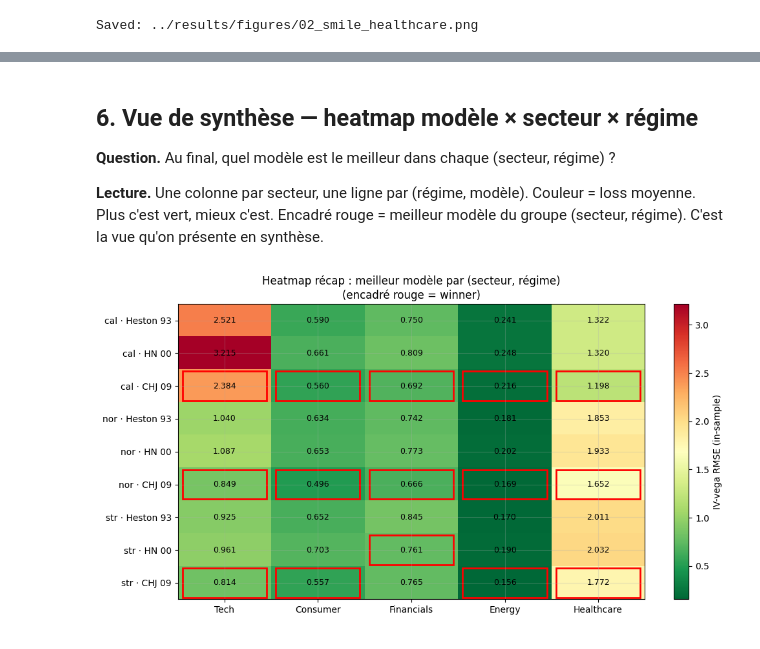
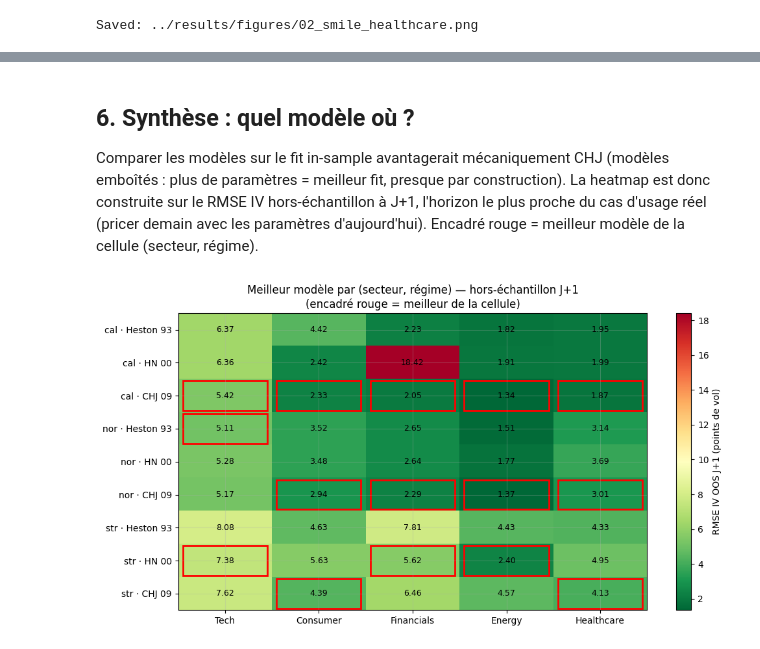
Before and after one commit to theomonredon/option_pricing_comparison_Heston93_HN00_CHJ09, a Jupyter notebook: notebooks/analysis.ipynb, the cells around one changed output, grey strips where cells are left out. Cells and saved outputs as stored; diff of their text form; code cells hidden in the pictures.

```diff
--- a/notebooks/analysis.ipynb
+++ b/notebooks/analysis.ipynb
@@ -374,13 +384,13 @@ for i, regime in enumerate(regimes):
             msub = sub[sub.model == m]
             if msub.empty:
                 continue
-            y_vals = [msub['in_sample_iv_vega_rmse'].mean()]
-            y_err  = [msub['in_sample_iv_vega_rmse'].sem()]
+            y_vals = [msub['in_sample_rmse_iv'].mean() * 100]
+            y_err  = [msub['in_sample_rmse_iv'].sem() * 100]
             for h in HORIZONS:
-                col = f'oos_iv_vega_rmse_J{h}'
+                col = f'oos_rmse_iv_J{h}'
                 if col in msub.columns and msub[col].notna().any():
-                    y_vals.append(msub[col].mean())
-                    y_err.append(msub[col].sem())
+                    y_vals.append(msub[col].mean() * 100)
+                    y_err.append(msub[col].sem() * 100)
                 else:
                     y_vals.append(np.nan)
                     y_err.append(np.nan)
@@ -400,21 +410,21 @@ for i, regime in enumerate(regimes):
         if i == 0:
             ax.set_title(f'{sec}\n({", ".join(tickers_sec)})', fontsize=9)
         if j == 0:
-            ax.set_ylabel(f'{regime.capitalize()}\nIV-vega RMSE', fontsize=9)
+            ax.set_ylabel(f'{regime.capitalize()}\nRMSE IV (pts de vol)', fontsize=9)
         if i == n_reg - 1:
             ax.set_xticklabels(x_labels, fontsize=8)
             ax.set_xlabel('Horizon', fontsize=8)
         if i == 0 and j == n_sec - 1:
             ax.legend(fontsize=7.5, loc='upper left')
 
-fig.suptitle('Dégradation prédictive par régime (lignes) et secteur (colonnes)\n'
+fig.suptitle('Dégradation hors-échantillon par régime (lignes) et secteur (colonnes)\n'
              'bande = ±1 erreur standard',
              y=1.01, fontsize=11)
 plt.tight_layout()
 plt.savefig('../results/figures/03_predictive_by_sector.png', dpi=130, bbox_inches='tight')
 plt.show()
 
-# Tableau synthèse
+# Tableau synthèse (points de vol)
 rows = []
 for regime in regimes:
     for m in MODELS:
@@ -422,14 +432,14 @@ for regime in regimes:
             msub = metrics[(metrics.model == m) & (metrics.sector == sec) & (metrics.regime == regime)]
             if msub.empty: continue
             row = {'regime': regime, 'model': MODEL_NAMES[m], 'sector': sec,
-                   'IS': round(msub['in_sample_iv_vega_rmse'].mean(), 3)}
+                   'IS': round(msub['in_sample_rmse_iv'].mean() * 100, 2)}
             for h in HORIZONS:
-                col = f'oos_iv_vega_rmse_J{h}'
+                col = f'oos_rmse_iv_J{h}'
                 if col in msub.columns:
-                    row[f'J+{h}'] = round(msub[col].mean(), 3)
-            last_col = f'oos_iv_vega_rmse_J{HORIZONS[-1]}'
+                    row[f'J+{h}'] = round(msub[col].mean() * 100, 2)
+            last_col = f'oos_rmse_iv_J{HORIZONS[-1]}'
             if last_col in msub.columns:
-                row['Gap'] = round(msub[last_col].mean() - msub['in_sample_iv_vega_rmse'].mean(), 3)
+                row['Gap'] = round((msub[last_col].mean() - msub['in_sample_rmse_iv'].mean()) * 100, 2)
             rows.append(row)
 
 pd.DataFrame(rows).set_index(['regime', 'sector', 'model'])
@@ -478,54 +487,54 @@ libres à optimiser (contre 5 pour Heston).
 # %% [markdown]
-## 6. Vue de synthèse — heatmap modèle × secteur × régime
+## 6. Synthèse : quel modèle où ?
 
-**Question.** Au final, quel modèle est le meilleur dans chaque (secteur, régime) ?
-
-**Lecture.** Une colonne par secteur, une ligne par (régime, modèle). Couleur =
-loss moyenne. Plus c'est vert, mieux c'est. Encadré rouge = meilleur modèle du
-groupe (secteur, régime). C'est la vue qu'on présente en synthèse.
+Comparer les modèles sur le fit in-sample avantagerait mécaniquement CHJ
+(modèles emboîtés : plus de paramètres = meilleur fit, presque par
+construction). La heatmap est donc construite sur le RMSE IV hors-échantillon
+à J+1, l'horizon le plus proche du cas d'usage réel (pricer demain avec les
+paramètres d'aujourd'hui). Encadré rouge = meilleur modèle de la cellule
+(secteur, régime).
 # %%
-# Pivot : (régime × model) en lignes, secteurs en colonnes
+# Pivot : (régime × modèle) en lignes, secteurs en colonnes — OOS J+1, points de vol
 sectors = sectors_present(metrics, SECTOR_MAP)
 pivot = (
-    metrics.groupby(['regime', 'model', 'sector'])['in_sample_iv_vega_rmse']
+    metrics.groupby(['regime', 'model', 'sector'])['oos_rmse_iv_J1']
     .mean()
     .unstack('sector')
-)
-# Réordonner régimes et modèles
+) * 100
 ordered_idx = [(r, m) for r in REGIME_ORDER for m in MODELS]
 pivot = pivot.reindex(ordered_idx)
 pivot = pivot[sectors]  # colonnes dans l'ordre des secteurs déclarés
 
 fig, ax = plt.subplots(figsize=(1.5 * len(sectors) + 3, 0.45 * len(pivot) + 1.5))
 im = ax.imshow(pivot.values, cmap='RdYlGn_r', aspect='auto')
 
-# Annoter les valeurs
 for i in range(pivot.shape[0]):
     for j in range(pivot.shape[1]):
         v = pivot.values[i, j]
         if pd.notna(v):
-            ax.text(j, i, f'{v:.3f}', ha='center', va='center',
+            ax.text(j, i, f'{v:.2f}', ha='center', va='center',
                     fontsize=9, color='black')
 
-# Encadrer le meilleur modèle par (sector, regime)
+# Encadrer le meilleur modèle par (secteur, régime)
+from matplotlib.patches import Rectangle
 for s_idx, sec in enumerate(sectors):
     for r in REGIME_ORDER:
         block = pivot.loc[r, sec]
         if block.isna().all(): continue
         best_model = block.idxmin()
         best_row = ordered_idx.index((r, best_model))
-        from matplotlib.patches import Rectangle
         ax.add_patch(Rectangle((s_idx - 0.45, best_row - 0.45), 0.9, 0.9,
                                 fill=False, edgecolor='red', linewidth=2))
 
 ax.set_xticks(range(len(sectors)))
 ax.set_xticklabels(sectors)
 ax.set_yticks(range(len(ordered_idx)))
 ax.set_yticklabels([f'{r[:3]} · {MODEL_NAMES[m]}' for r, m in ordered_idx])
-plt.colorbar(im, ax=ax, label='IV-vega RMSE (in-sample)')
-ax.set_title('Heatmap récap : meilleur modèle par (secteur, régime)\n(encadré rouge = winner)')
+plt.colorbar(im, ax=ax, label='RMSE IV OOS J+1 (points de vol)')
+ax.set_title('Meilleur modèle par (secteur, régime) — hors-échantillon J+1\n'
+             '(encadré rouge = meilleur de la cellule)')
 plt.tight_layout()
 plt.savefig('../results/figures/05_heatmap_synthesis.png', dpi=120, bbox_inches='tight')
 plt.show()
 # %% [output]
-[figure, old version]
+[figure, new version]
```
Also changed, not shown: parts of 11 cells of this notebook, 9 other files.
